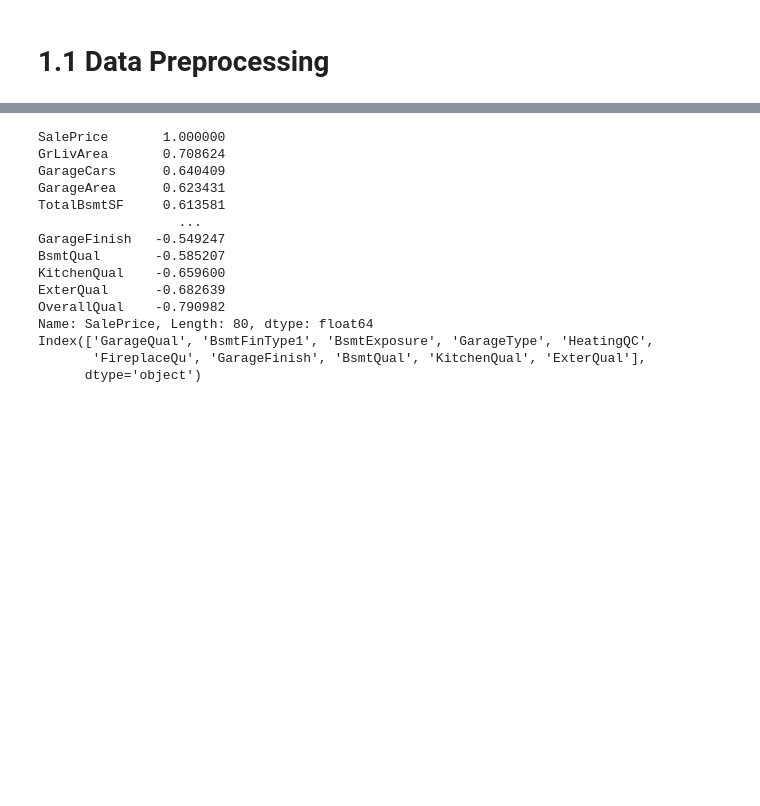
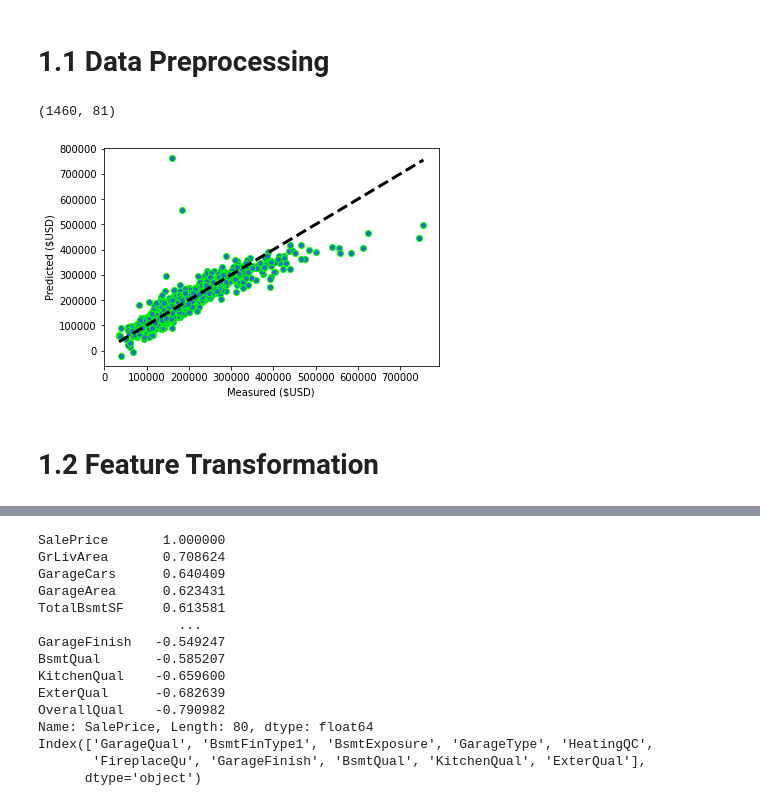
Before and after one commit to DylanLederman/Housing-Price-Estimation-With-Linear-Regression, a Jupyter notebook: docs/HousePricesFinal.ipynb, the cells around one changed output, grey strips where cells are left out. Drawn from its saved outputs; the diff is of its cells as text; code cells hidden in the pictures; blank space fills up the shorter version.

```diff
--- a/docs/HousePricesFinal.ipynb
+++ b/docs/HousePricesFinal.ipynb
@@ -216,3 +215,34 @@ def rmse(pred, test):
+# %%
+#preliminary cross validation: the training data was used for this preliminary step
+trainCrossVal_df = pd.read_csv("https://raw.githubusercontent.com/hahdookin/cs301/main/train.csv")
+
+print(trainCrossVal_df.shape)
+
+trainCrossVal_df = InitData('label')
+
+#print(train_df.shape)
+
+lr = linear_model.LinearRegression()
+X, y = trainCrossVal_df.iloc[:, :-1].values, trainCrossVal_df.iloc[:, -1]
+# %% [output]
+(1460, 81)
+# %%
+# preliminary experiment: plotting and view of the fit applied on data
+# cross_val_predict returns an array of the same size as `y` where each entry
+# is a prediction obtained by cross validation
+
+predictedCrossVal = cross_val_predict(lr, X, y, cv=10)
+
+fig, ax = plt.subplots()
+ax.scatter(y, predictedCrossVal, edgecolors=(0, 1, 0))
+ax.plot([y.min(), y.max()], [y.min(), y.max()], "k--", lw=3)
+ax.set_xlabel("Measured ($USD)")
+ax.set_ylabel("Predicted ($USD)")
+plt.show()
+# %% [output]
+[figure, added]
+# %% [markdown]
+# 1.2 Feature Transformation
 # %%
 #Here we build our data frame, encode it by passing either "onehot", "label", or "both" through InitData(), then split it into training and testing data
 
```
Also changed, not shown: parts of 16 cells of this notebook.
